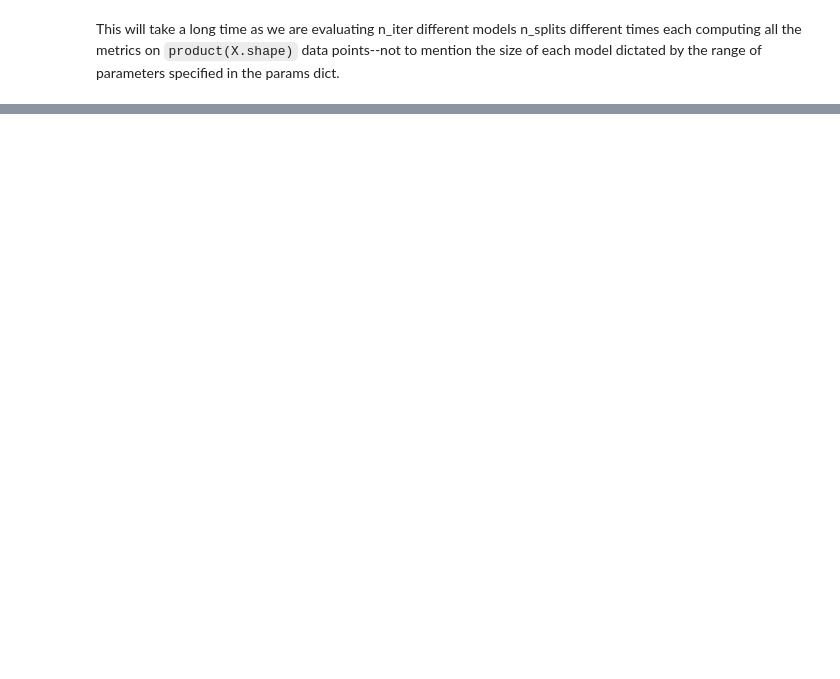
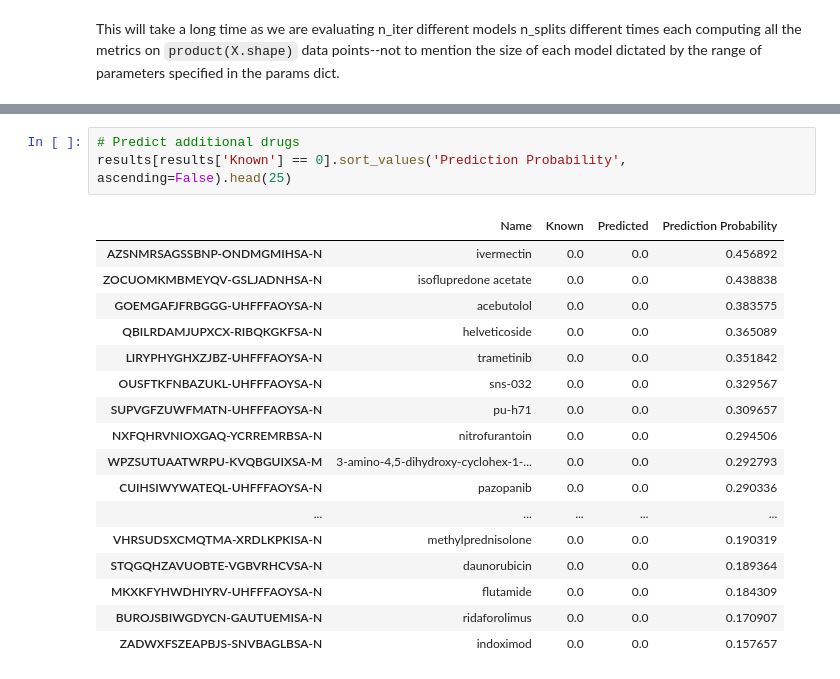
Before and after one commit to MaayanLab/Drugmonizome-ML, a Jupyter notebook: Drugmonizome-ML.ipynb, the cells around one changed output, grey strips where cells are left out. Saved outputs shown, nothing was run; the diff lists cells and outputs as text; blank space fills up the shorter version.

```diff
--- a/Drugmonizome-ML.ipynb
+++ b/Drugmonizome-ML.ipynb
@@ -698,0 +755,21 @@ results[((results['Known'] != results['Predicted']) & (results['Prediction Proba
+# %%
+# Predict additional drugs
+results[results['Known'] == 0].sort_values('Prediction Probability', ascending=False).head(25)
+# %% [output]
+|  | Name | Known | Predicted | Prediction Probability |
+| AZSNMRSAGSSBNP-ONDMGMIHSA-N | ivermectin | 0.0 | 0.0 | 0.456892 |
+| ZOCUOMKMBMEYQV-GSLJADNHSA-N | isoflupredone acetate | 0.0 | 0.0 | 0.438838 |
+| GOEMGAFJFRBGGG-UHFFFAOYSA-N | acebutolol | 0.0 | 0.0 | 0.383575 |
+| QBILRDAMJUPXCX-RIBQKGKFSA-N | helveticoside | 0.0 | 0.0 | 0.365089 |
+| LIRYPHYGHXZJBZ-UHFFFAOYSA-N | trametinib | 0.0 | 0.0 | 0.351842 |
+| OUSFTKFNBAZUKL-UHFFFAOYSA-N | sns-032 | 0.0 | 0.0 | 0.329567 |
+| SUPVGFZUWFMATN-UHFFFAOYSA-N | pu-h71 | 0.0 | 0.0 | 0.309657 |
+| NXFQHRVNIOXGAQ-YCRREMRBSA-N | nitrofurantoin | 0.0 | 0.0 | 0.294506 |
+| WPZSUTUAATWRPU-KVQBGUIXSA-M | 3-amino-4,5-dihydroxy-cyclohex-1-... | 0.0 | 0.0 | 0.292793 |
+| CUIHSIWYWATEQL-UHFFFAOYSA-N | pazopanib | 0.0 | 0.0 | 0.290336 |
+| ... | ... | ... | ... | ... |
+| VHRSUDSXCMQTMA-XRDLKPKISA-N | methylprednisolone | 0.0 | 0.0 | 0.190319 |
+| STQGQHZAVUOBTE-VGBVRHCVSA-N | daunorubicin | 0.0 | 0.0 | 0.189364 |
+| MKXKFYHWDHIYRV-UHFFFAOYSA-N | flutamide | 0.0 | 0.0 | 0.184309 |
+| BUROJSBIWGDYCN-GAUTUEMISA-N | ridaforolimus | 0.0 | 0.0 | 0.170907 |
+| ZADWXFSZEAPBJS-SNVBAGLBSA-N | indoximod | 0.0 | 0.0 | 0.157657 |
```
Also changed, not shown: parts of 18 cells of this notebook, 2 other files.
